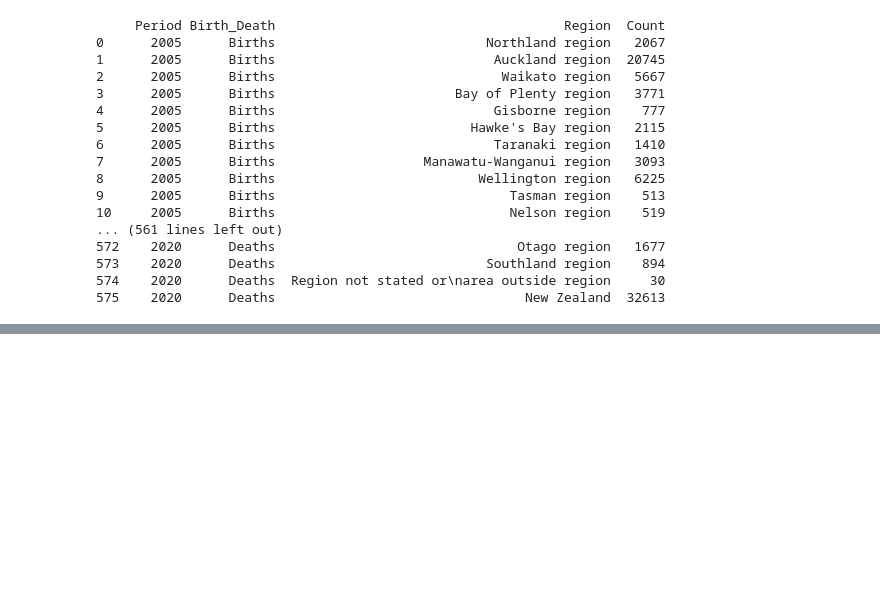
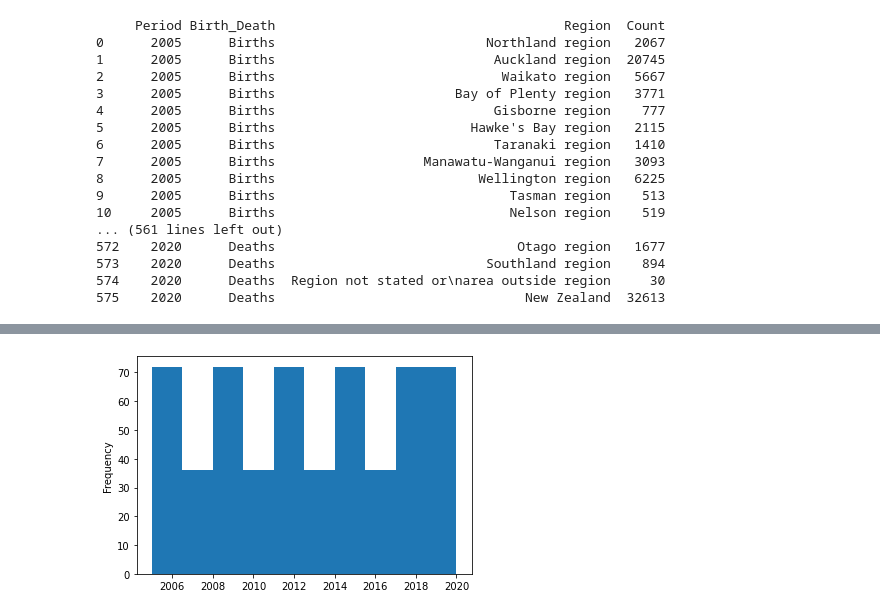
Before and after one commit to Dhruvi0901/Machine-Learning, a Jupyter notebook: ML_Practical2.ipynb, the cells around one changed output, grey strips where cells are left out. Cells and saved outputs as stored; diff of their text form; code cells hidden in the pictures; blank space fills up the shorter version.

```diff
--- a/ML_Practical2.ipynb
+++ b/ML_Practical2.ipynb
@@ -369,0 +399,10 @@ print(df.to_string())
+# %%
+#plotting histogram
+import matplotlib
+matplotlib.use('Agg')
+import matplotlib.pyplot as plt
+df = pd.read_csv('/content/bd-dec20-births-deaths-by-region.csv')
+df["Period"].plot(kind = 'hist')
+plt.show()
+# %% [output]
+[figure, added]
```
Also changed, not shown: parts of 8 cells of this notebook.
